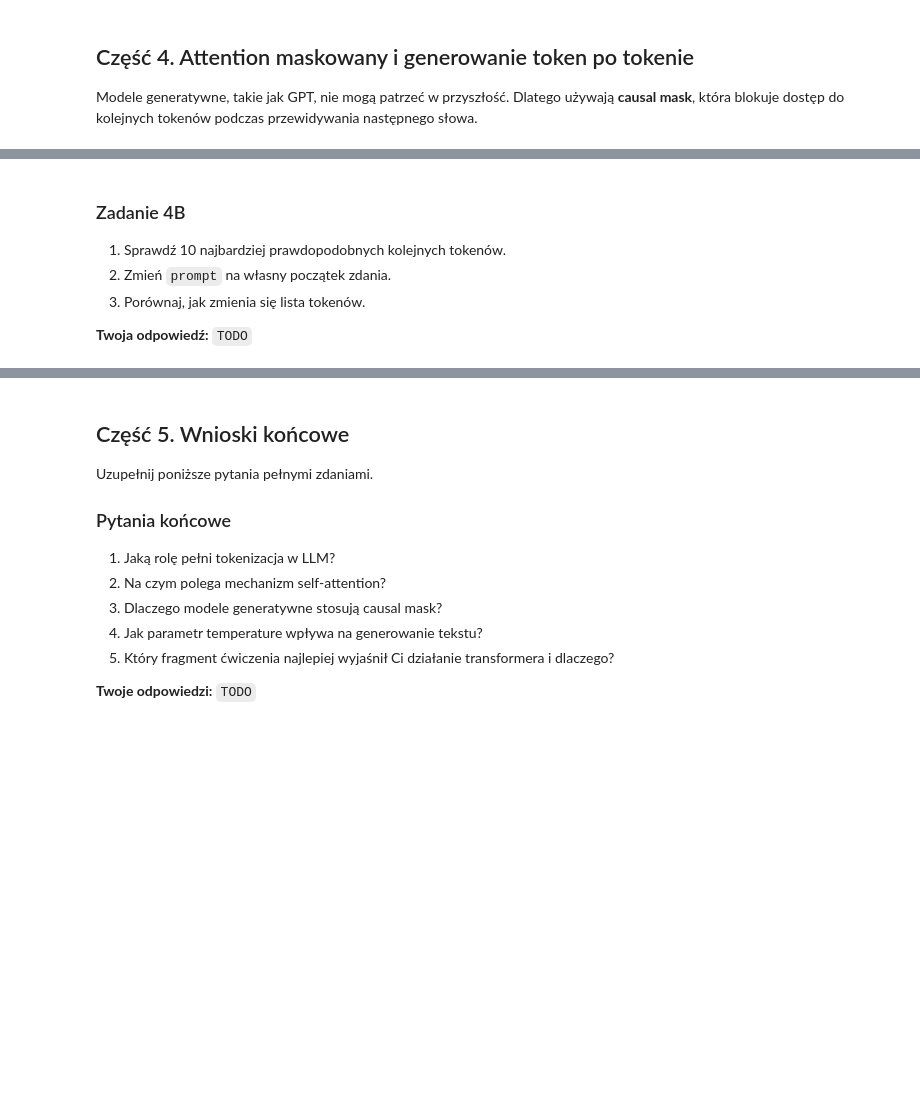
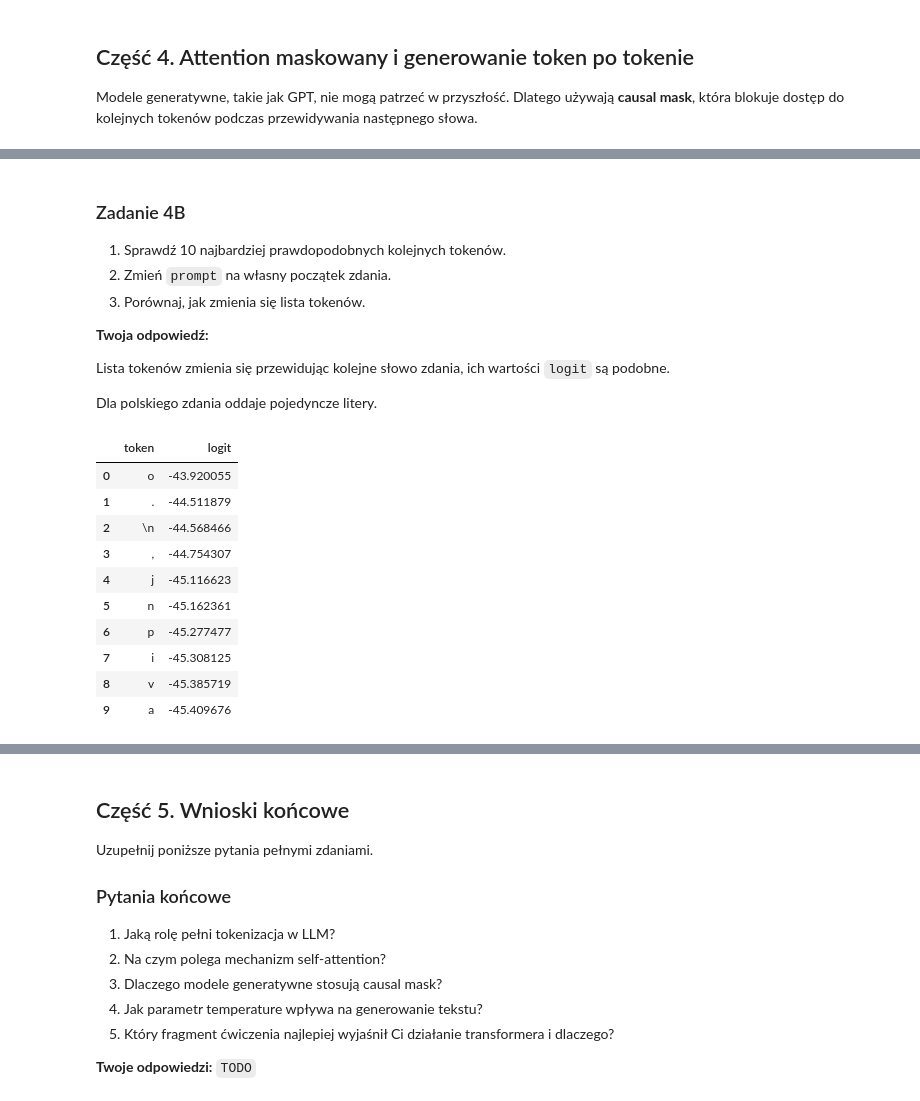
Before and after one commit to Eruverio95/Artificial_Inteligence, a Jupyter notebook: Notebooks/Lab2_Transformery_LLM.ipynb, the cells around one changed output, grey strips where cells are left out. Drawn from its saved outputs; the diff is of its cells as text; code cells hidden in the pictures; blank space fills up the shorter version.

```diff
--- a/Notebooks/Lab2_Transformery_LLM.ipynb
+++ b/Notebooks/Lab2_Transformery_LLM.ipynb
@@ -244,7 +460,43 @@ df
 2. Zmień `prompt` na własny początek zdania.
 3. Porównaj, jak zmienia się lista tokenów.
 
-**Twoja odpowiedź:** `TODO`
+**Twoja odpowiedź:**
+
+Lista tokenów zmienia się przewidując kolejne słowo zdania, ich wartości `logit` są podobne.
+
+Dla polskiego zdania oddaje pojedyncze litery.
+# %%
+model_name = 'distilgpt2'
+tokenizer_gpt = AutoTokenizer.from_pretrained(model_name)
+model_gpt = AutoModelForCausalLM.from_pretrained(model_name).to(device)
+
+#prompt = 'My work is'
+prompt = 'Moja praca jest'
+inputs = tokenizer_gpt(prompt, return_tensors='pt').to(device)
+
+with torch.no_grad():
+    outputs = model_gpt(**inputs)
+
+logits = outputs.logits[0, -1, :]
+top_k = 10
+values, indices = torch.topk(logits, top_k)
+top_tokens = [tokenizer_gpt.decode([idx]) for idx in indices.tolist()]
+top_scores = values.cpu().numpy()
+
+df = pd.DataFrame({'token': top_tokens, 'logit': top_scores})
+df
+# %% [output]
+|  | token | logit |
+| 0 | o | -43.920055 |
+| 1 | . | -44.511879 |
+| 2 | \n | -44.568466 |
+| 3 | , | -44.754307 |
+| 4 | j | -45.116623 |
+| 5 | n | -45.162361 |
+| 6 | p | -45.277477 |
+| 7 | i | -45.308125 |
+| 8 | v | -45.385719 |
+| 9 | a | -45.409676 |
 # %%
 def generate_text(prompt, temperature=1.0, max_new_tokens=30):
     input_ids = tokenizer_gpt(prompt, return_tensors='pt').input_ids.to(device)
```
Also changed, not shown: parts of 20 cells of this notebook.
